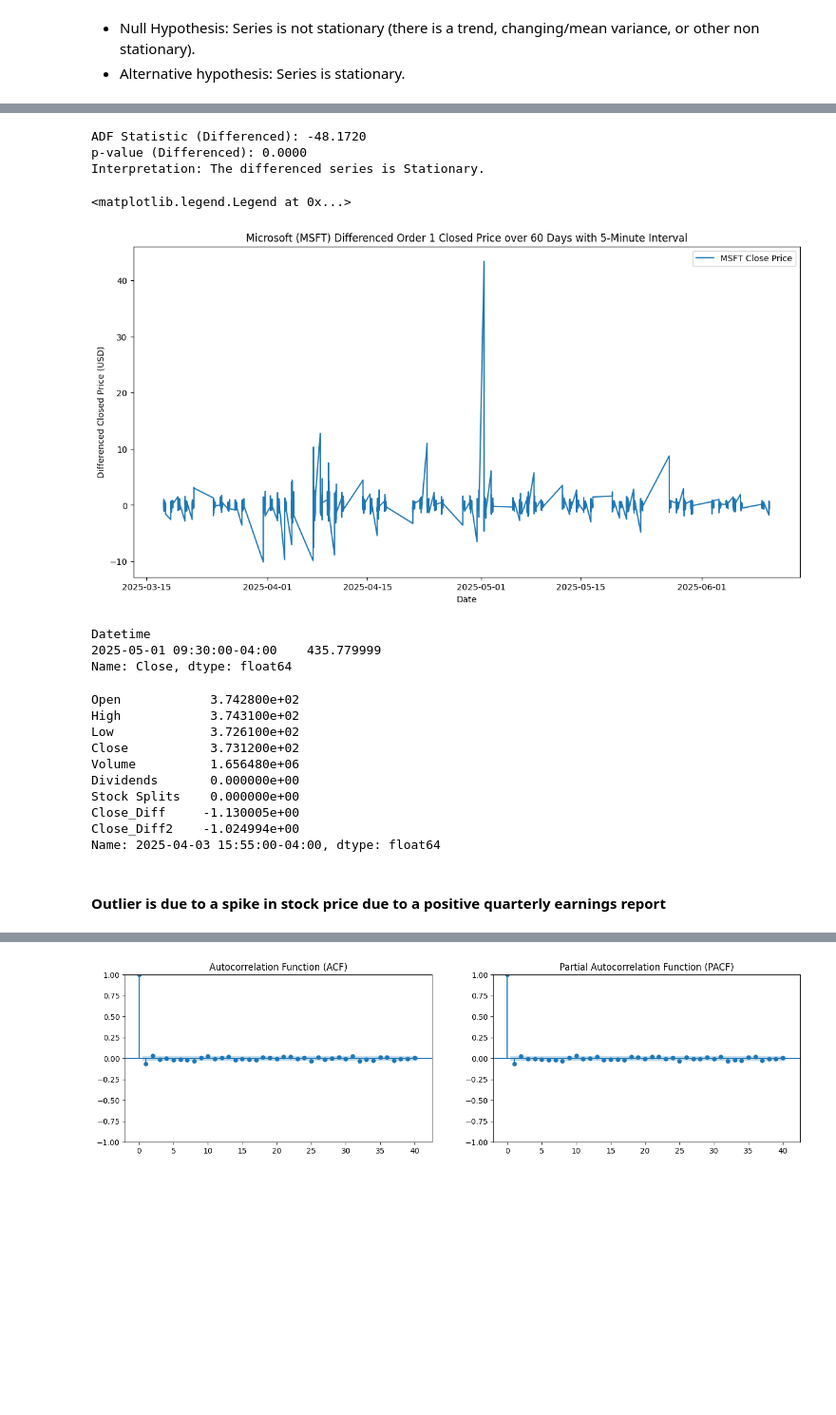
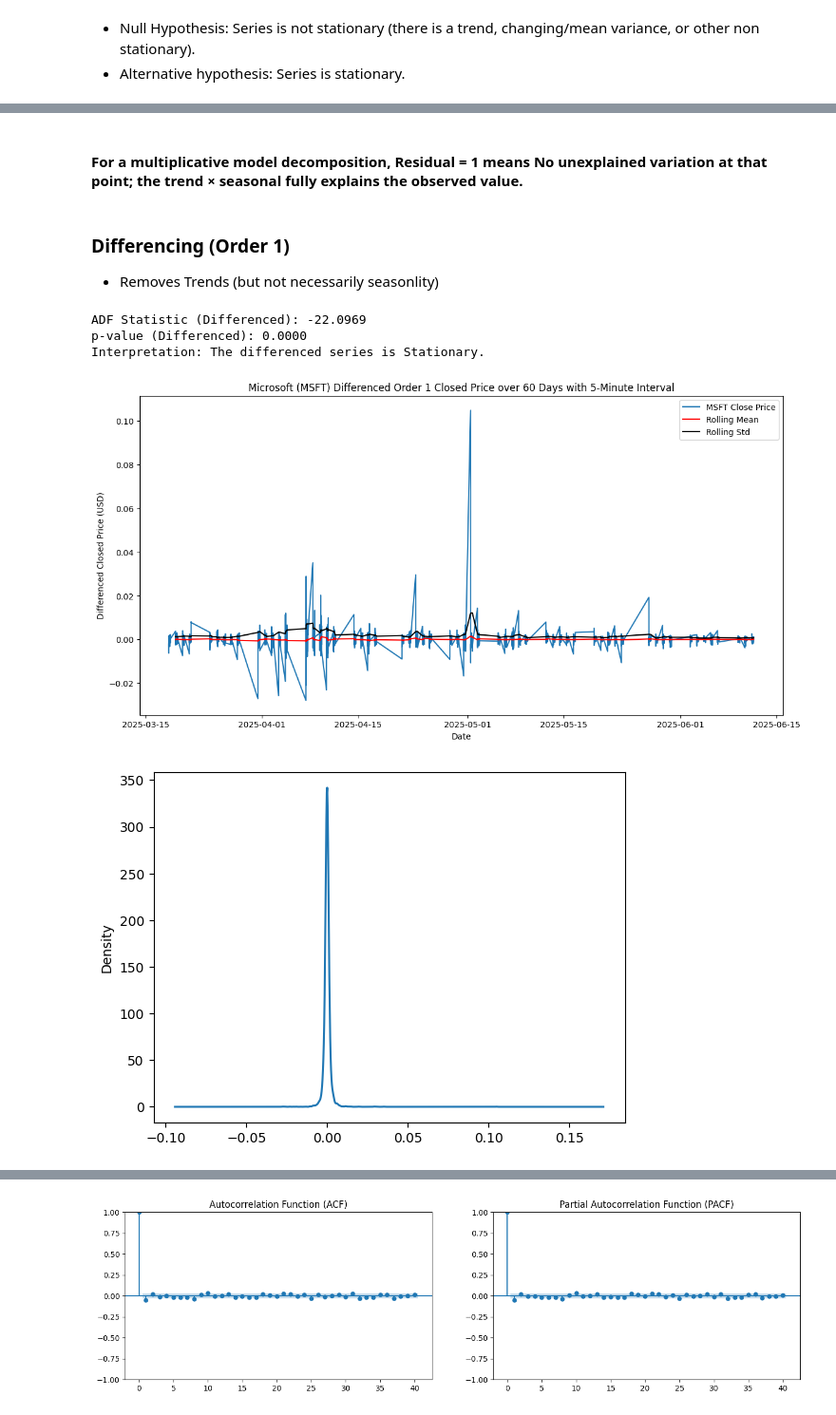
Before and after one commit to BillyBrothers/Stock_Prediction, a Jupyter notebook: Workbooks/Arima_Basic_Model.ipynb, the cells around one changed output, grey strips where cells are left out. Shown at 95% size. Drawn from its saved outputs; the diff is of its cells as text; code cells hidden in the pictures; blank space fills up the shorter version.

```diff
--- a/Workbooks/Arima_Basic_Model.ipynb
+++ b/Workbooks/Arima_Basic_Model.ipynb
@@ -116,5 +146,11 @@ Interpretation: The original series is Non-Stationary.
+# %% [markdown]
+#### For a multiplicative model decomposition, Residual = 1 means No unexplained variation at that point; the trend × seasonal fully explains the observed value.
+# %% [markdown]
+### Differencing (Order 1)
+* Removes Trends (but not necessarily seasonlity)
 # %%
-msft_df['Close_Diff'] = msft_df['Close'].diff()
+msft_df['log_close'] = np.log(msft_df['Close'])
+msft_df['Close_Diff'] = msft_df['log_close'].diff()
 result_diff = adfuller(msft_df["Close_Diff"].dropna())
 print(f"ADF Statistic (Differenced): {result_diff[0]:.4f}")
 print(f"p-value (Differenced): {result_diff[1]:.4f}")
@@ -123,40 +159,23 @@ if result_diff[1] < 0.05:
 else:
     print("Interpretation: The differenced series is Non-Stationary.")
 # %% [output]
-ADF Statistic (Differenced): -48.1720
+ADF Statistic (Differenced): -22.0969
 p-value (Differenced): 0.0000
 Interpretation: The differenced series is Stationary.
 # %%
+rmean = msft_df['Close_Diff'].rolling(window=78).mean()
+rstd = msft_df['Close_Diff'].rolling(window=78).std()
 plt.figure(figsize=(14, 7))
 plt.plot(msft_df.index, msft_df['Close_Diff'], label='MSFT Close Price')
+plt.plot(rmean, color='red', label='Rolling Mean')
+plt.plot(rstd, color='black', label='Rolling Std')
 plt.title('Microsoft (MSFT) Differenced Order 1 Closed Price over 60 Days with 5-Minute Interval')
 plt.xlabel('Date')
 plt.ylabel('Differenced Closed Price (USD)')
-plt.legend()
+plt.legend();
 # %% [output]
-<matplotlib.legend.Legend at 0x...>
-[figure, old version]
+[figure, new version]
-# %%
-max_diff_val = msft_df['Close_Diff'].abs().max()
-spiked_date = msft_df.loc[msft_df['Close_Diff'].abs() == max_diff_val]
-spiked_date['Close']
-# %% [output]
-Datetime
-2025-05-01 09:30:00-04:00    435.779999
-Name: Close, dtype: float64
-# %%
-end_date = '2025-04-03 15:55:00-04:00'
-msft_df.loc[end_date]
-# %% [output]
-Open            3.742800e+02
-High            3.743100e+02
-Low             3.726100e+02
-Close           3.731200e+02
-Volume          1.656480e+06
-Dividends       0.000000e+00
-Stock Splits    0.000000e+00
-Close_Diff     -1.130005e+00
-Close_Diff2    -1.024994e+00
-Name: 2025-04-03 15:55:00-04:00, dtype: float64
-# %% [markdown]
-#### Outlier is due to a spike in stock price due to a positive  quarterly earnings report
+# %%
+msft_df['Close_Diff'].plot(kind='kde');
+# %% [output]
+[figure, added]
```
Also changed, not shown: parts of 40 cells of this notebook.
